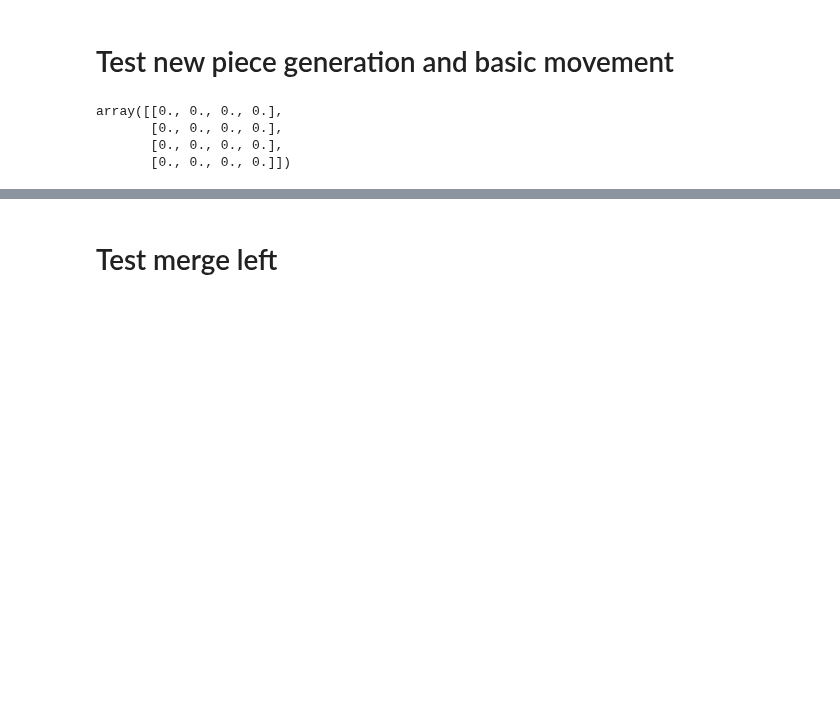
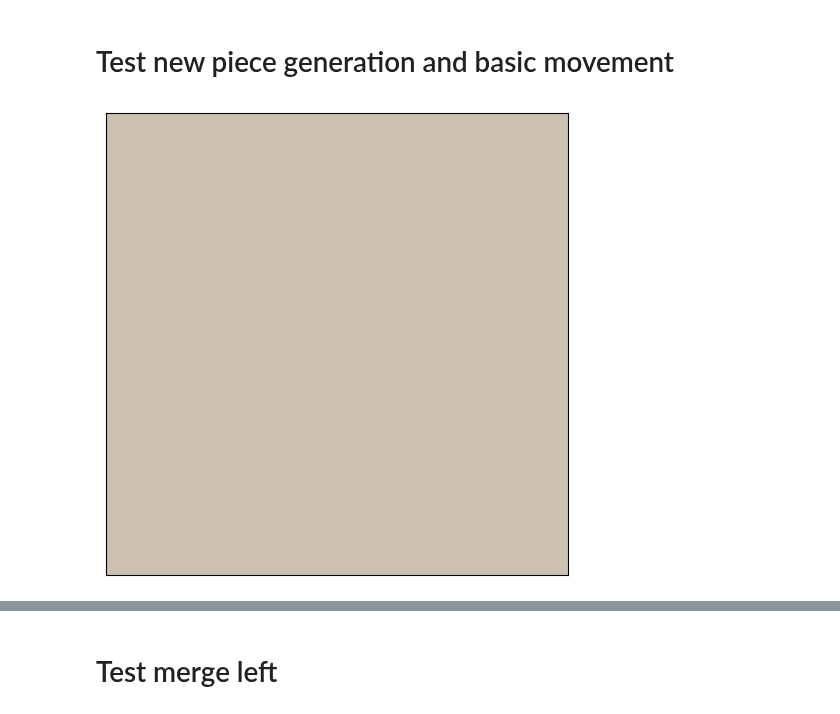
Before and after one commit to PSU-AI801-Group1-Fall-2024/2048-experiments, a Jupyter notebook: 2048-experiment-00.ipynb, the cells around one changed output, grey strips where cells are left out. Saved outputs shown, nothing was run; the diff lists cells and outputs as text; code cells hidden in the pictures; blank space fills up the shorter version.

```diff
--- a/2048-experiment-00.ipynb
+++ b/2048-experiment-00.ipynb
@@ -137,0 +149,36 @@ class Game():
+# %%
+def get_tile_color(value):
+    colors = {
+        0: "#cdc1b4",
+        2: "#eee4da",
+        4: "#ede0c8",
+        8: "#f2b179",
+        16: "#f59563",
+        32: "#f67c5f",
+        64: "#f65e3b",
+        128: "#edcf72",
+        256: "#edcc61",
+        512: "#edc850",
+        1024: "#edc53f",
+        2048: "#edc22e"
+    }
+    return colors.get(value, "#87ceeb")
+
+def display_game(board):
+    fig, ax = plt.subplots(figsize=(6, 6))
+
+    for (i, j), val in np.ndenumerate(board):
+        tile_color = get_tile_color(val)
+        ax.add_patch(plt.Rectangle((j - 0.5, i - 0.5), 1, 1, color=tile_color))
+
+        text_color = "white" if val > 4 else "black"
+        ax.text(j, i, str(val) if val > 0 else '', ha='center', va='center', color=text_color, fontsize=20, fontweight='bold')
+
+    ax.set_xlim(-0.5, 3.5)
+    ax.set_ylim(3.5, -0.5)
+    ax.set_xticks([])
+    ax.set_yticks([])
+    ax.grid(which="minor", color="black", linestyle='-', linewidth=2)
+    ax.set_aspect('equal')
+
+    plt.show()
@@ -139,12 +198,9 @@ class Game():
 # Test new piece generation and basic movement
 # %%
 game = Game()
-game.board
+display_game(game.board)
 # %% [output]
-array([[0., 0., 0., 0.],
-       [0., 0., 0., 0.],
-       [0., 0., 0., 0.],
-       [0., 0., 0., 0.]])
+[figure, added]
 # %%
 game.new_piece()
 game.new_piece()
```
Also changed, not shown: parts of 15 cells of this notebook.
